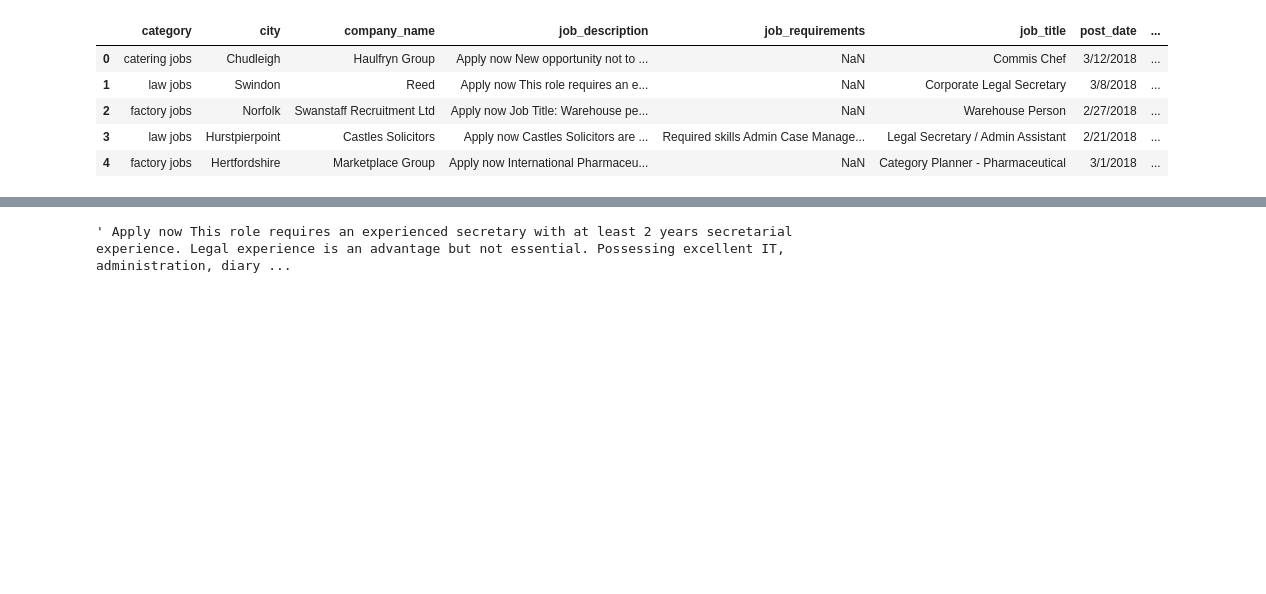
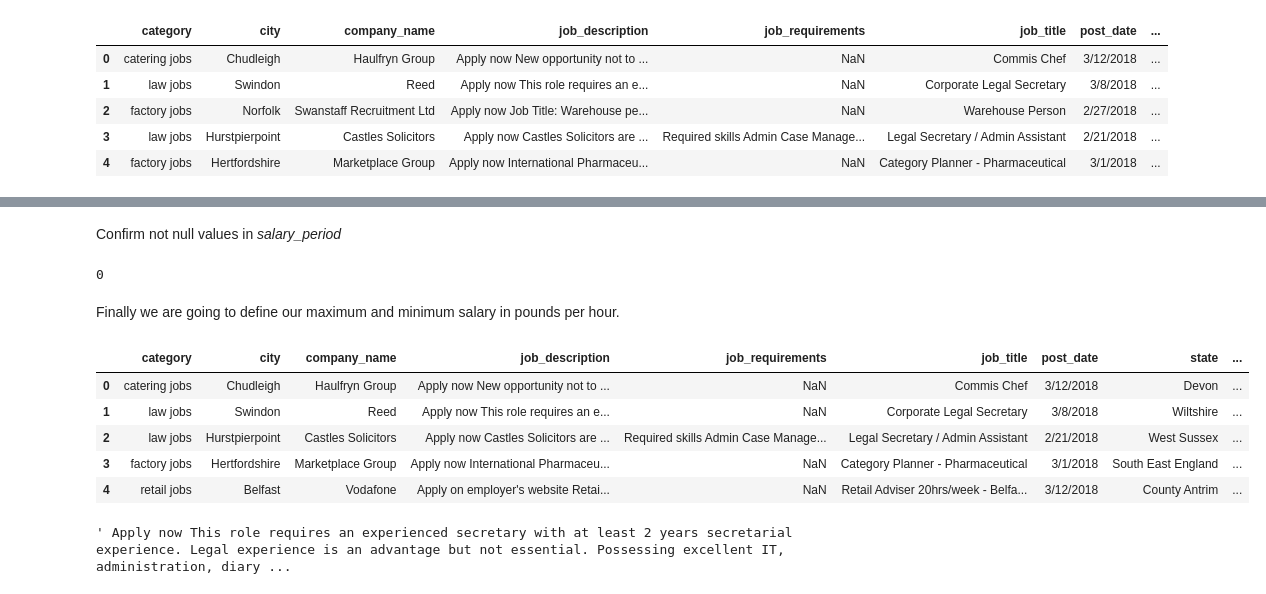
Before and after one commit to JorgeOsorio97/Torre, a Jupyter notebook: Technical Test Torre.ipynb, the cells around one changed output, grey strips where cells are left out. Saved outputs shown, nothing was run; the diff lists cells and outputs as text; code cells hidden in the pictures; blank space fills up the shorter version.

Commit message:
cleaning salary
change name of file
divide salary into max and min slary
satdarize salaryu to pounds and per hour

```diff
--- a/Untitled.ipynb
+++ b/Technical Test Torre.ipynb
@@ -224,0 +218,3 @@ RecursionError: maximum recursion depth exceeded while calling a Python object
+# %%
+data = data.dropna(subset=['salary_offered']).reset_index(drop=True)
+data.head()
@@ -224,0 +230,2 @@ RecursionError: maximum recursion depth exceeded while calling a Python object
+# %%
+data['salary_offered'] = data['salary_offered'].replace('up to ', '', regex=True).replace('from ', '', regex=True)
@@ -224,0 +283,11 @@ RecursionError: maximum recursion depth exceeded while calling a Python object
+# %%
+def salary_period(x):
+    if re.search('per annum', x):
+        return 'year'
+    if re.search('per day', x):
+        return 'day'
+    if re.search('per hour', x):
+        return 'hour'
+    return None
+data['salary_period'] = data['salary_offered'].map(salary_period)
+data.head()
@@ -224,0 +301,41 @@ RecursionError: maximum recursion depth exceeded while calling a Python object
+# %% [markdown]
+Confirm not null values in *salary_period*
+# %%
+len(data['salary_period'][pd.isnull(data['salary_period'])])
+# %% [output]
+0
+# %% [markdown]
+Finally we are going to define our maximum and minimum salary in pounds per hour.
+# %%
+# currencies exchange_rates
+cur_er = {
+    '£': 1,
+    'USD$':1.38,
+    '‚¬':1,
+    'AUD$':1.79
+}
+# time periods
+time_pr = {
+    'hour': 1,
+    'day':1/8,
+    'year': 1/(255*8) # 255 working days in the year * hours per working day
+}
+# based in https://hello-safe.co.uk/business-insurance/tools/working-days-calculator
+# %%
+data['max_salary'] = data.apply(
+    lambda x: x['max_salary']*cur_er[x['curr_salary']]*time_pr[x['salary_period']],
+    axis=1
+)
+data['min_salary'] = data.apply(
+    lambda x: x['min_salary']*cur_er[x['curr_salary']]*time_pr[x['salary_period']],
+    axis=1
+)
+data = data.drop(columns=['curr_salary','salary_period','salary_offered'])
+data.head()
+# %% [output]
+|  | category | city | company_name | job_description | job_requirements | job_title | post_date | state | ... |
+| 0 | catering jobs | Chudleigh | Haulfryn Group | Apply now New opportunity not to ... | NaN | Commis Chef | 3/12/2018 | Devon | ... |
+| 1 | law jobs | Swindon | Reed | Apply now This role requires an e... | NaN | Corporate Legal Secretary | 3/8/2018 | Wiltshire | ... |
+| 2 | law jobs | Hurstpierpoint | Castles Solicitors | Apply now Castles Solicitors are ... | Required skills Admin Case Manage... | Legal Secretary / Admin Assistant | 2/21/2018 | West Sussex | ... |
+| 3 | factory jobs | Hertfordshire | Marketplace Group | Apply now International Pharmaceu... | NaN | Category Planner - Pharmaceutical | 3/1/2018 | South East England | ... |
+| 4 | retail jobs | Belfast | Vodafone | Apply on employer's website Retai... | NaN | Retail Adviser 20hrs/week - Belfa... | 3/12/2018 | County Antrim | ... |
```
Also changed, not shown: parts of 28 cells of this notebook.
